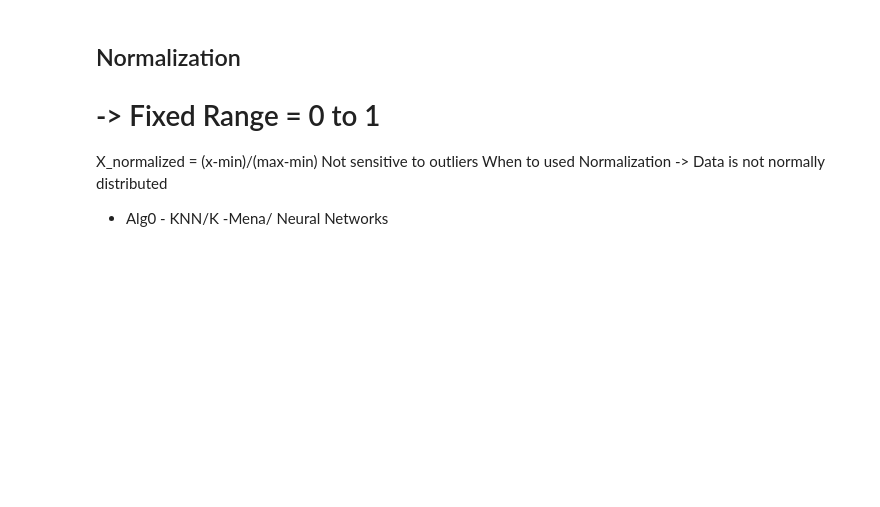
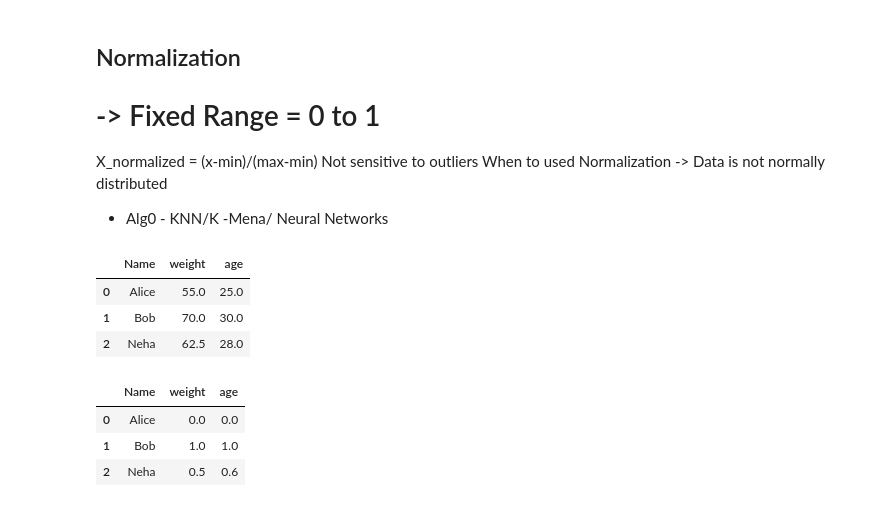
Before and after one commit to duggiralasravan/Skillfy_ML, a Jupyter notebook: EAD.ipynb, the cells around one changed output. Drawn from its saved outputs; the diff is of its cells as text; code cells hidden in the pictures; blank space fills up the shorter version.

```diff
--- a/EAD.ipynb
+++ b/EAD.ipynb
@@ -47,3 +47,24 @@ Not sensitive to outliers
 When to used Normalization
 -> Data is not normally distributed
 - Alg0 - KNN/K -Mena/ Neural Networks
+# %%
+# Simpleimputor
+from sklearn.preprocessing import MinMaxScaler
+from sklearn.impute import SimpleImputer
+imputer = SimpleImputer(strategy='mean')
+df[['weight','age']] = imputer.fit_transform(df[['weight','age']])
+df
+# %% [output]
+|  | Name | weight | age |
+| 0 | Alice | 55.0 | 25.0 |
+| 1 | Bob | 70.0 | 30.0 |
+| 2 | Neha | 62.5 | 28.0 |
+# %%
+scaler = MinMaxScaler()
+df[['weight','age']] = scaler.fit_transform(df[['weight','age']])
+df.head()
+# %% [output]
+|  | Name | weight | age |
+| 0 | Alice | 0.0 | 0.0 |
+| 1 | Bob | 1.0 | 1.0 |
+| 2 | Neha | 0.5 | 0.6 |
```
Also changed, not shown: parts of 4 cells of this notebook.
